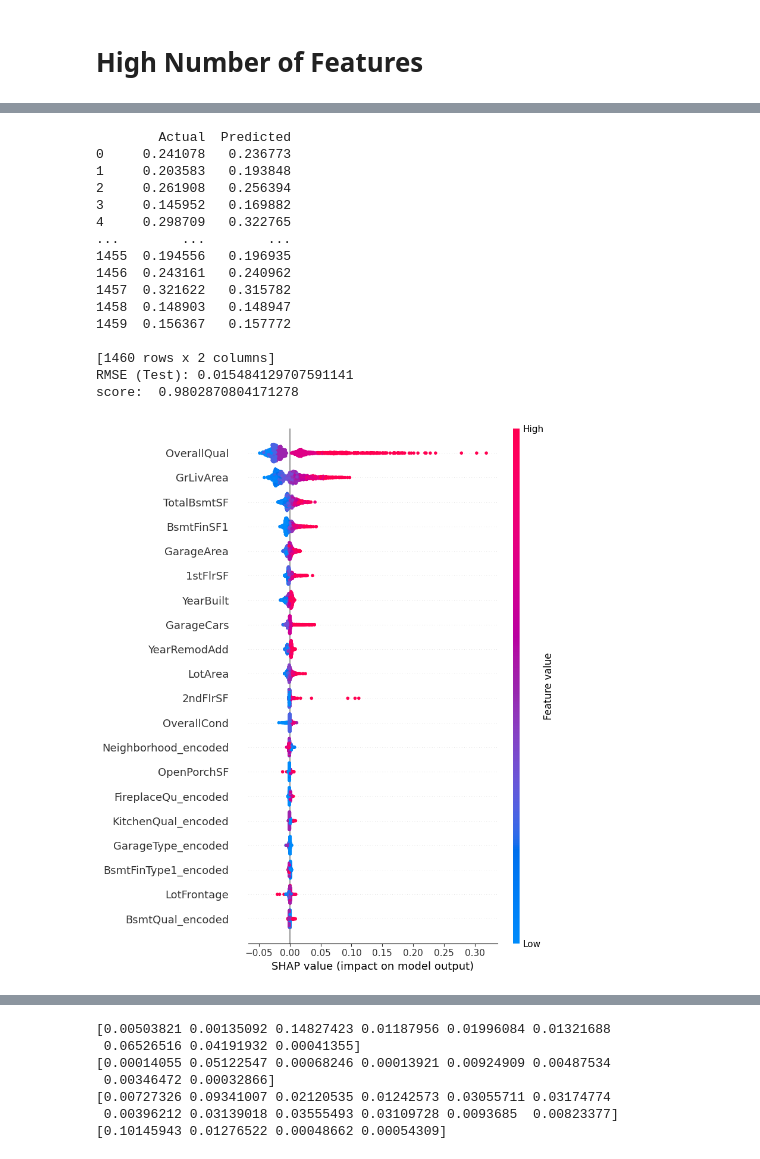
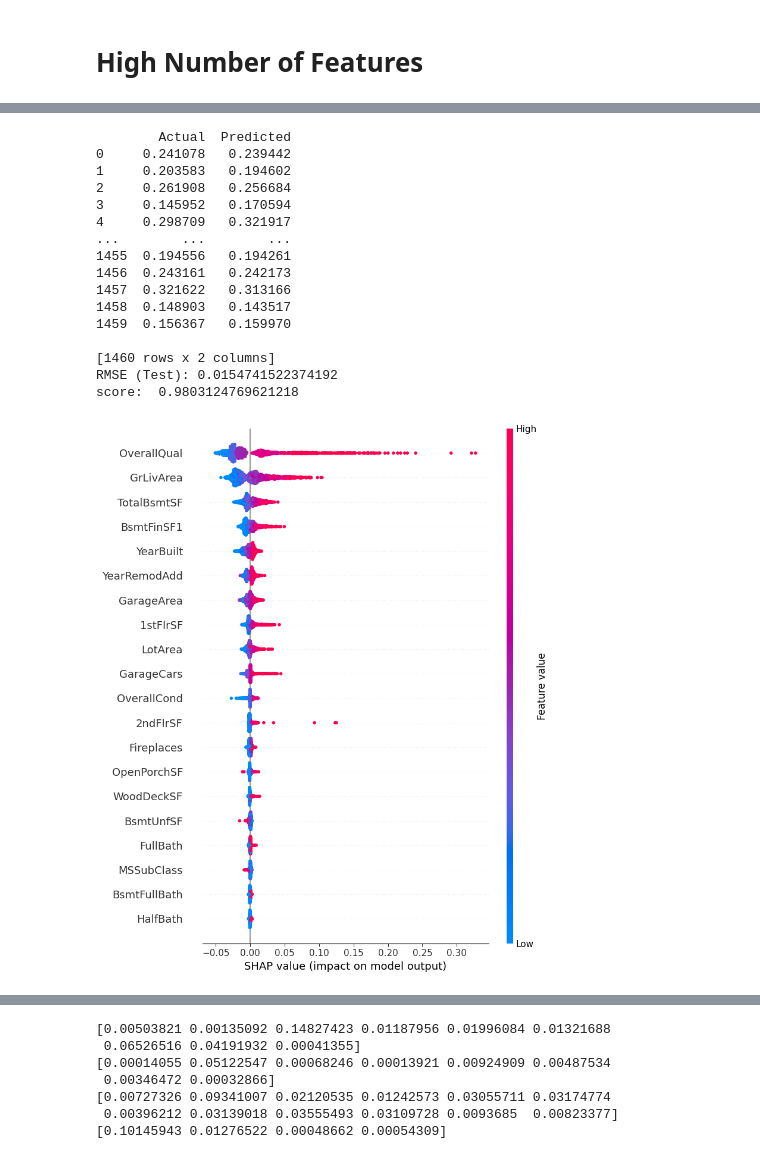
Before and after one commit to maximedidasca/hierarchical_shapley_approx, a Jupyter notebook: algo.ipynb, the cells around one changed output, grey strips where cells are left out. Saved outputs shown, nothing was run; the diff lists cells and outputs as text; code cells hidden in the pictures.

```diff
--- a/algo.ipynb
+++ b/algo.ipynb
@@ -693,8 +588,8 @@ plt.show()
 # %% [output]
 [figure]
 # %%
-n = train_X.shape[1]
-X2, y2, shap = main(np.array(train_X), np.array(train_y), reg, n**(1/np.sqrt(n)), 1)
+n = X_train.shape[1]
+X2, y2, shap = main(np.array(X_train), np.array(y_train), reg, n**(1/np.sqrt(n)), 1)
 # Compute the RMSE
 #print(shap)
 mse = mean_squared_error(true_shapley_boston, shap)
@@ -777,24 +676,0 @@ AttributeError: ignored
-# %%
-shape = (10000, 12)
-n = shape[1]
-
-#np.random.seed(1501)
-X = np.random.uniform(-1,1, size=shape) # Integers from -5 to 5
-y = np.sum(X, axis=1) # Sum of each row
-
-for i in range(shape[1]):
-    X[:,i] = X[:,i]*(10**i)
-
-X = X + np.random.normal(0, .2, shape) # Add noise to input
-# %%
-N = X.shape[1]
-shap = np.zeros(N)
-for i in tqdm(range(N)):
-    other_features = set(range(N))
-    other_features.remove(i)
-    subsets = [subset for j in range(N) for subset in findsubsets(other_features, j)]
-    for subset in subsets:
-        coeff = math.factorial(len(subset))*math.factorial(N - len(subset) - 1)/math.factorial(N)
-        shap[i] += coeff*(value(X[:,list(subset) + [i]], y, reg)-value(X[:, list(subset)], y, reg))
-true_shapley2 = np.array(shap)
-print(true_shapley2)
@@ -804,8 +676,0 @@ print(true_shapley2)
-# %%
-
-X1, y1, shap = main(X, y, LinearRegression(), n**(1/np.sqrt(n)), 100)
-X2, y2, shap_knn = main2(X, y, LinearRegression(), n**(1/np.sqrt(n)), 8)
-
-
-print('shap', cosine_similarity([true_shapley2], [shap])[0][0])
-print('shap_knn', cosine_similarity([true_shapley2], [shap_knn])[0][0])
@@ -883,9 +696,9 @@ for column in non_numerical_columns:
     data.drop(column, axis=1, inplace=True)
 
 
-#data = pd.read_csv('house-prices-advanced-regression-techniques/train.csv')
-#feature_names = [i for i in data.columns if data[i].dtype in [np.int64, np.int64]]
-#data = data[feature_names]
+data = pd.read_csv('house-prices-advanced-regression-techniques/train.csv')
+feature_names = [i for i in data.columns if data[i].dtype in [np.int64, np.int64]]
+data = data[feature_names]
 
 #print(data.shape, data)
 
@@ -921,53 +734,53 @@ X_test = imputer.transform(X_test)
 
 # Fit model
 reg = LinearRegression()
-reg = XGBRegressor(n_estimators=1000, max_depth=10, learning_rate=0.001)
+#reg = XGBRegressor(n_estimators=1000, max_depth=10, learning_rate=0.001)
 reg = RandomForestRegressor(n_estimators=100, random_state=42)
 reg.fit(X_train, y_train)
 
 # Make predictions on the test set
 y_pred = reg.predict(X_test)
 
 # Example: Calculate root mean squared error (RMSE) on the test set
 rmse_test = mean_squared_error(y_test, y_pred, squared=False)
 
 # Convert y_test and y_pred to Pandas Series
 y_test_series = pd.Series(y_test, name='Actual')
 y_pred_series = pd.Series(y_pred, name='Predicted')
 
 # Concatenate actual and predicted values for display
 results = pd.concat([y_test_series, y_pred_series], axis=1)
 print(results)
 
 print("RMSE (Test):", rmse_test)
 print('score: ', reg.score(X_test, y_test))
 
 # Create an explainer object using the trained model and training data
 explainer = shap.Explainer(reg, X_train)
 
 # Compute SHAP values for the test set
 shap_values = explainer(X_test, check_additivity=False)
 
 # Plot the SHAP summary plot
 shap.summary_plot(shap_values, X_test, feature_names=feature_names)
 # %% [output]
         Actual  Predicted
-0     0.241078   0.236773
-1     0.203583   0.193848
-2     0.261908   0.256394
-3     0.145952   0.169882
-4     0.298709   0.322765
+0     0.241078   0.239442
+1     0.203583   0.194602
+2     0.261908   0.256684
+3     0.145952   0.170594
+4     0.298709   0.321917
 ...        ...        ...
-1455  0.194556   0.196935
-1456  0.243161   0.240962
-1457  0.321622   0.315782
-1458  0.148903   0.148947
-1459  0.156367   0.157772
+1455  0.194556   0.194261
+1456  0.243161   0.242173
+1457  0.321622   0.313166
+1458  0.148903   0.143517
+1459  0.156367   0.159970
 
 [1460 rows x 2 columns]
-RMSE (Test): 0.015484129707591141
-score:  0.9802870804171278
+RMSE (Test): 0.0154741522374192
+score:  0.9803124769621218
-[figure, old version]
+[figure, new version]
 # %%
 
 average_shap_values = np.abs(shap_values.values).mean(axis=0)
```
Also changed, not shown: parts of 33 cells of this notebook.
